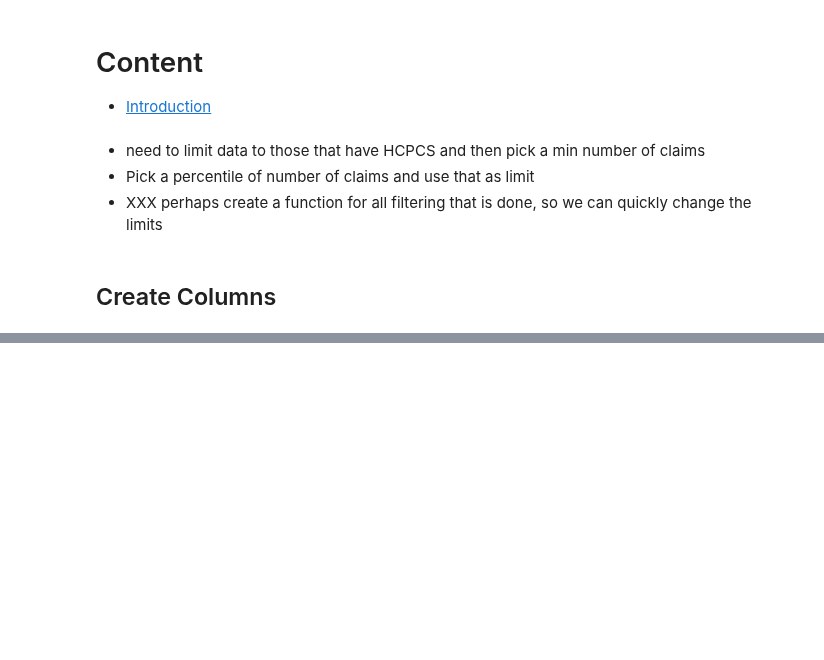
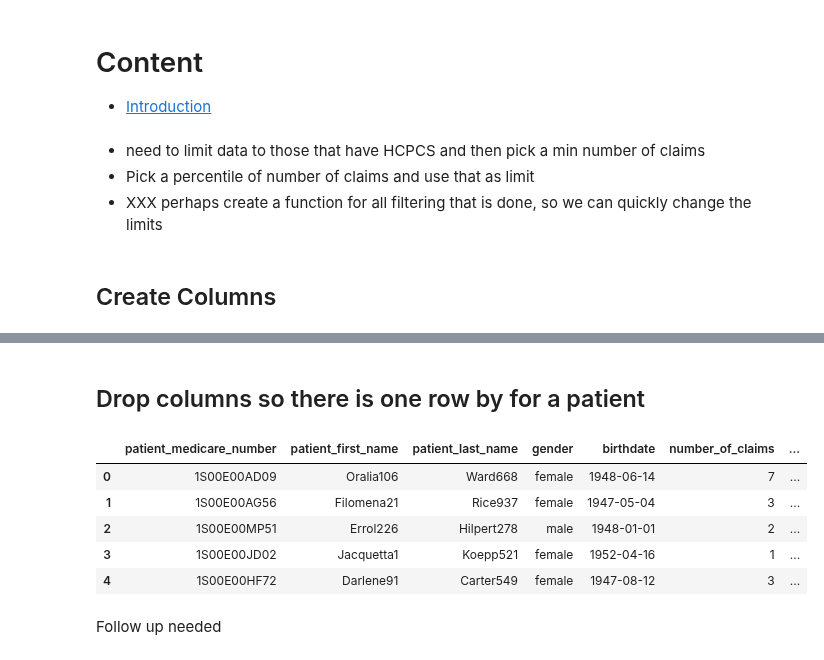
Before and after one commit to martza87/siads_696_mII, a Jupyter notebook: src/03_create_patient_level_file.ipynb, the cells around one changed output, grey strips where cells are left out. Drawn from its saved outputs; the diff is of its cells as text; code cells hidden in the pictures; blank space fills up the shorter version.

Commit message:
[Update] pushing code for patient level file

```diff
--- a/src/03_create_patient_level_file.ipynb
+++ b/src/03_create_patient_level_file.ipynb
@@ -88,2 +88,3 @@ comb_df.head()
 # %%
 # age column
+claim_fil_df['birthdate'] = claim_fil_df['contained_0_birthDate']
@@ -94,0 +91,18 @@ flat_claim_df['hcpcs_ls'] = flat_claim_df[hcpcs_cols].apply(lambda row: [x for x
+# %%
+# rename gender column:
+claim_fil_df['gender'] = claim_fil_df['contained_0_gender']
+# %% [markdown]
+## Drop columns so there is one row by for a patient
+# %%
+keep_cols = ['patient_medicare_number', 'patient_first_name', 'patient_last_name', 'gender', 'birthdate', 'number_of_claims', 'drg_ls', 'combined_diagnosis_ls', 'combined_hcpcs_ls', 'billablePeriod_start_ls', 'billablePeriod_end_ls', 'location_of_bill_ls']
+# %%
+claim_final_df = claim_fil_df[keep_cols]
+# %%
+claim_final_df.head()
+# %% [output]
+|  | patient_medicare_number | patient_first_name | patient_last_name | gender | birthdate | number_of_claims | ... |
+| 0 | 1S00E00AD09 | Oralia106 | Ward668 | female | 1948-06-14 | 7 | ... |
+| 1 | 1S00E00AG56 | Filomena21 | Rice937 | female | 1947-05-04 | 3 | ... |
+| 2 | 1S00E00MP51 | Errol226 | Hilpert278 | male | 1948-01-01 | 2 | ... |
+| 3 | 1S00E00JD02 | Jacquetta1 | Koepp521 | female | 1952-04-16 | 1 | ... |
+| 4 | 1S00E00HF72 | Darlene91 | Carter549 | female | 1947-08-12 | 3 | ... |
@@ -94,0 +112,2 @@ flat_claim_df['hcpcs_ls'] = flat_claim_df[hcpcs_cols].apply(lambda row: [x for x
+# %% [markdown]
+Follow up needed
```
Also changed, not shown: parts of 15 cells of this notebook, 1 other file.
